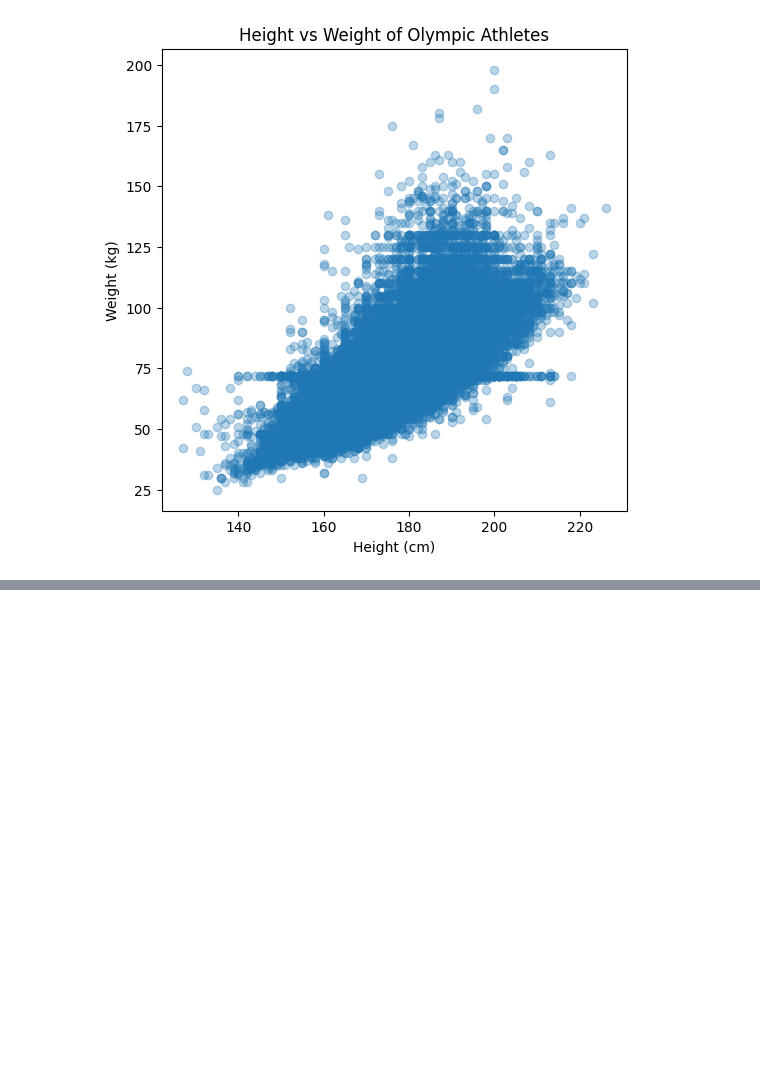
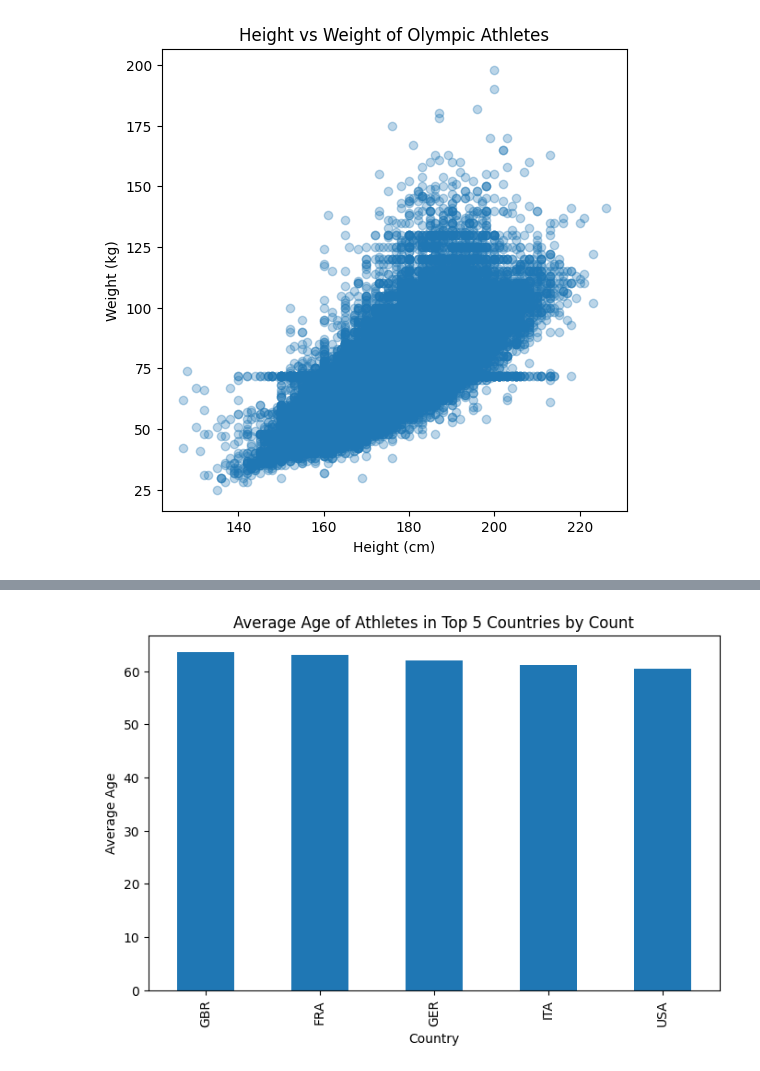
Before and after one commit to cosmyyyyyyyy12/olympic-athletes-data-cleaning-pandas, a Jupyter notebook: olympic_athletes_data_cleaning_pandas.ipynb, the cells around one changed output, grey strips where cells are left out. Saved outputs shown, nothing was run; the diff lists cells and outputs as text; code cells hidden in the pictures; blank space fills up the shorter version.

```diff
--- a/olympic_athletes_data_cleaning_pandas.ipynb
+++ b/olympic_athletes_data_cleaning_pandas.ipynb
@@ -54,0 +60,2 @@ athletes_per_country = bios['born_country'].value_counts()
+# %%
+avg_age_top_countries = (filtered_bios.groupby('born_country')['age'].mean().sort_values(ascending=False))
@@ -89,0 +97,8 @@ plt.show()
+# %%
+avg_age_top_countries.plot(kind='bar', figsize=(8,5))
+plt.title("Average Age of Athletes in Top 5 Countries by Count")
+plt.xlabel("Country")
+plt.ylabel("Average Age")
+plt.show()
+# %% [output]
+[figure, added]
```
Also changed, not shown: parts of 5 cells of this notebook.
